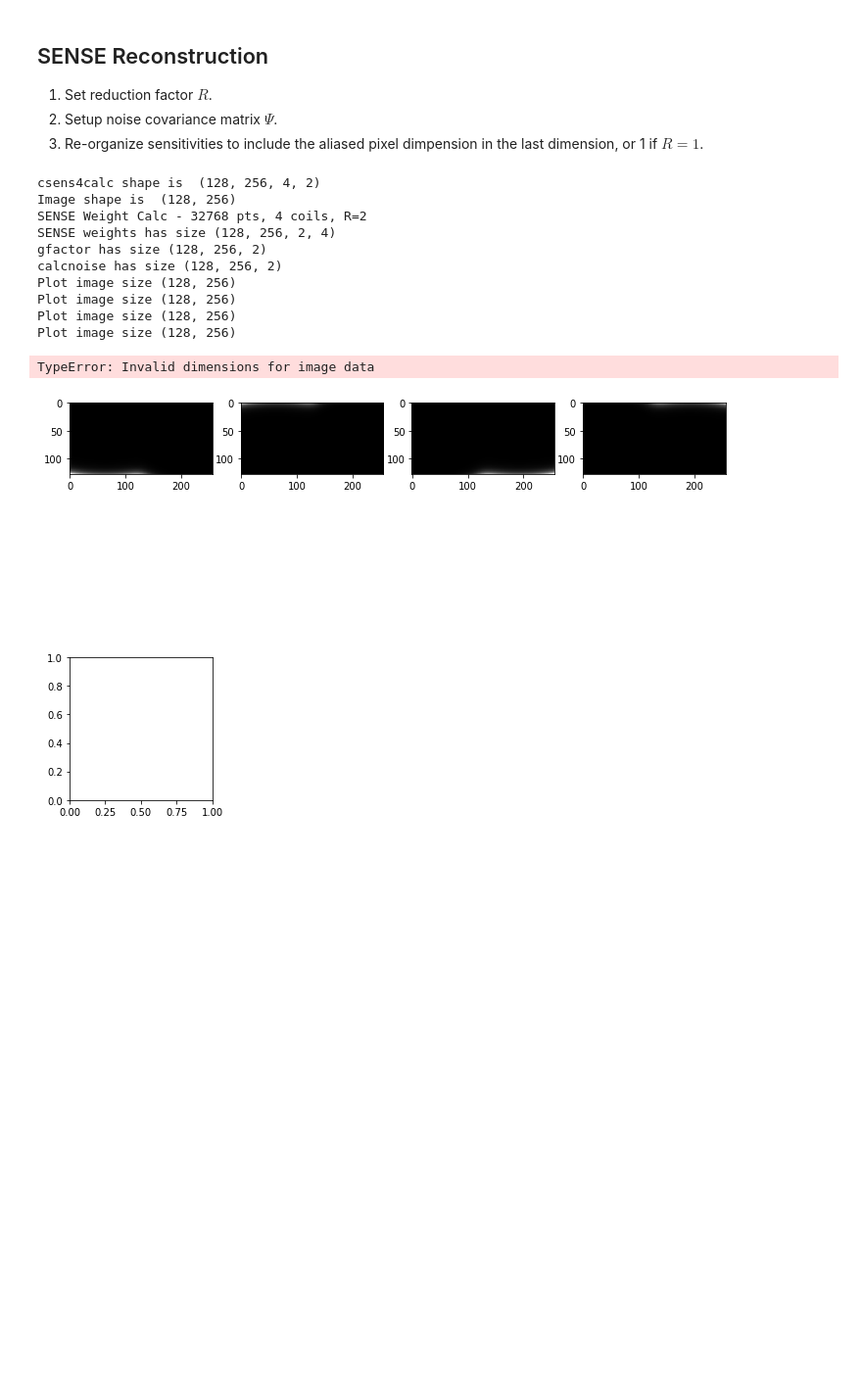
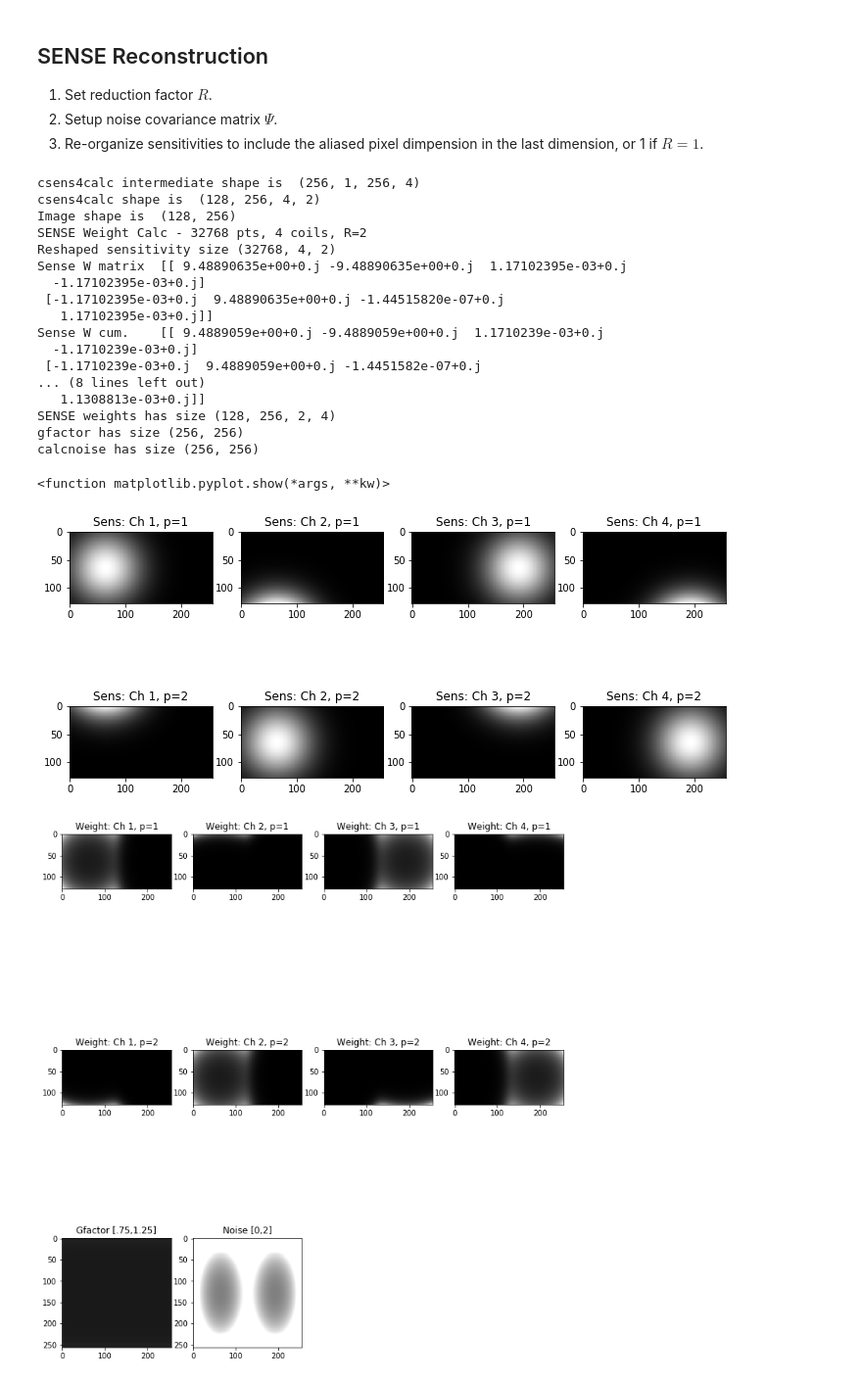
Before and after one commit to mribri999/MRSignalsSeqs, a Jupyter notebook: Python/Rad 229 Multichannel Image Reconstruction with Noise.ipynb, the cells around one changed output. Shown: that part at 98% size. Drawn from its saved outputs; the diff is of its cells as text; code cells hidden in the pictures; blank space fills up the shorter version.

```diff
--- a/Python/Rad 229 Multichannel Image Reconstruction with Noise.ipynb
+++ b/Python/Rad 229 Multichannel Image Reconstruction with Noise.ipynb
@@ -74,46 +74,75 @@ cims pixel [8.97927403e-01+0.j 3.72741232e-03+0.j 3.72741232e-03+0.j
 # %%
 # -- Setup Full SENSE Problem
 R = 2             # Reduction factor
 Psi = np.eye(4)   # Noise covariance
 
 # -- Coil Sensitivity for different R
 #    As R increases, decrease FOV, but increase last dimension
-csens = np.reshape(csens,(Ny,Nx,Nc,1),order='F')       # Reshape for R=1
-
-csens4calc = np.moveaxis(csens,(0,1,2,3),(0,2,3,1))  # -- Bring R next to Ny
-csens4calc = np.reshape(csens4calc,(Ny//R,R,Nx,Nc))   #
+csens = np.reshape(csens,(Ny,Nx,Nc,1),order='F')     # -- Make correct # dimensions (4)
+csens4calc = np.moveaxis(csens,(0,1,2,3),(0,2,3,1))  # -- Bring R dimension next to Ny
+print("csens4calc intermediate shape is ",csens4calc.shape)
+csens4calc = np.reshape(csens4calc,(Ny//R,R,Nx,Nc),order='F')   # -- Assumes aliasing along Ny
 csens4calc = np.moveaxis(csens4calc,(0,1,2,3),(0,3,1,2))  # -- Put R last again
 print("csens4calc shape is ",csens4calc.shape)
-#csens4calc = np.reshape(csens,(Ny,Nx,Nc,R),order='F')  # Sensitivity, sized for calculation
+
+# -- Plot rearranged sensitivities for debugging
+if (1==1):
+    plt.figure(figsize=(12.,2.0*(R+1)))
+    for c in range(Nc):
+        for r in range(R):
+            plt.subplot(R,Nc,Nc*r+c+1)
+            plotim = np.squeeze(abs(csens4calc[:,:,c,r]))
+            plt.imshow(plotim,cmap='gray')
+            tt = "Sens: Ch %d, p=%d" % (c+1,r+1)
+            plt.title(tt)
+
+
 (W,gfact,calcnoise) = mrs.senseweights(csens4calc, noisecov=Psi,gfactorcalc=True, noisecalc=True)
+
+# -- Rearrange g-factor and noise matrices to display
+gfact = np.moveaxis(gfact,(0,1,2),(0,2,1))
+gfact = np.reshape(gfact,(Ny,Nx))
+calcnoise = np.moveaxis(calcnoise,(0,1,2),(0,2,1))
+calcnoise = np.reshape(calcnoise,(Ny,Nx))
+
 
 print("SENSE weights has size",W.shape)
 print("gfactor has size",gfact.shape)
 print("calcnoise has size",calcnoise.shape)
 
-plt.figure(figsize=(12.,10.))
+plt.figure(figsize=(12.,5.0*(R+1)))
 for c in range(Nc):
-    plt.subplot(2,4,c+1)
-    plotim = np.squeeze(abs(W[:,:,0,c]))
-    print("Plot image size",plotim.shape)
-    plt.imshow(plotim,cmap='gray')
-plt.subplot(2,4,5)
-plt.imshow(np.squeeze(gfact),cmap='gray',vmin=0.75,vmax=1.25)
+    for r in range(R):
+        plt.subplot(R+1,Nc,Nc*r+c+1)
+        plotim = np.squeeze(abs(W[:,:,r,c]))
+        plt.imshow(plotim,cmap='gray')
+        tt = "Weight: Ch %d, p=%d" % (c+1,r+1)
+        plt.title(tt)
+plt.subplot(R+1,Nc,R*Nc+1)
+plt.imshow(np.squeeze(gfact),cmap='gray',vmin=0.0,vmax=10.0)
 plt.title('Gfactor [.75,1.25]')
-plt.subplot(2,4,6)
+plt.subplot(R+1,Nc,R*Nc+2)
 plt.imshow(np.squeeze(calcnoise),cmap='gray',vmin=0.0,vmax=2.0)
 plt.title('Noise [0,2]')
 plt.show
 # %% [output]
+csens4calc intermediate shape is  (256, 1, 256, 4)
 csens4calc shape is  (128, 256, 4, 2)
 Image shape is  (128, 256)
 SENSE Weight Calc - 32768 pts, 4 coils, R=2
+Reshaped sensitivity size (32768, 4, 2)
+Sense W matrix  [[ 9.48890635e+00+0.j -9.48890635e+00+0.j  1.17102395e-03+0.j
+  -1.17102395e-03+0.j]
+ [-1.17102395e-03+0.j  9.48890635e+00+0.j -1.44515820e-07+0.j
+   1.17102395e-03+0.j]]
+Sense W cum.    [[ 9.4889059e+00+0.j -9.4889059e+00+0.j  1.1710239e-03+0.j
+  -1.1710239e-03+0.j]
+ [-1.1710239e-03+0.j  9.4889059e+00+0.j -1.4451582e-07+0.j
+... (8 lines left out)
+   1.1308813e-03+0.j]]
 SENSE weights has size (128, 256, 2, 4)
-gfactor has size (128, 256, 2)
-calcnoise has size (128, 256, 2)
-Plot image size (128, 256)
-Plot image size (128, 256)
-Plot image size (128, 256)
-Plot image size (128, 256)
+gfactor has size (256, 256)
+calcnoise has size (256, 256)
-TypeError: Invalid dimensions for image data
+<function matplotlib.pyplot.show(*args, **kw)>
-[figure, old version]
+[figure, new version]
+[figure, added]
```
Also changed, not shown: 1 other file.
